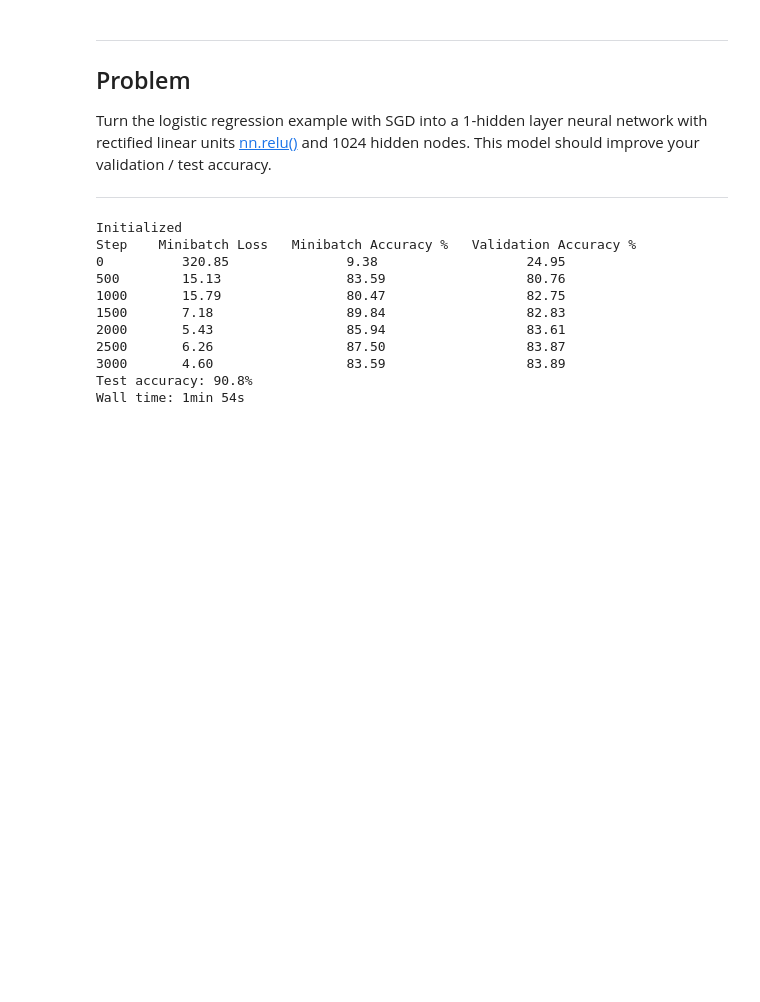
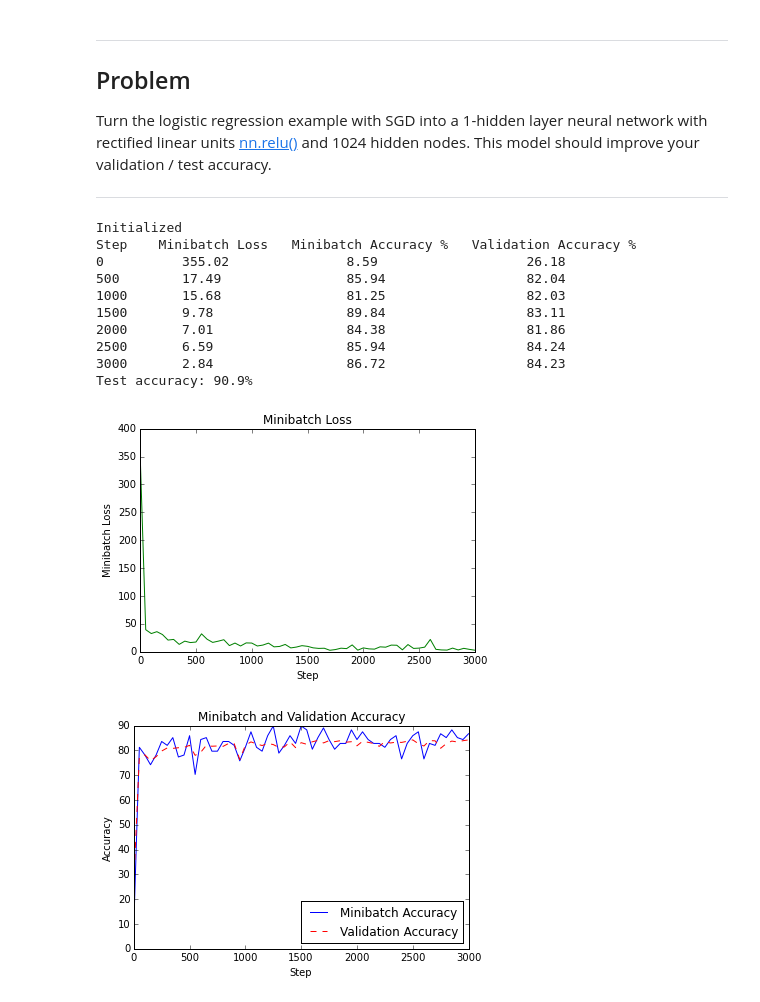
Before and after one commit to frankwwu/Udacity-Deep-Learning, a Jupyter notebook: 2_fullyconnected.ipynb, the cells around one changed output. Drawn from its saved outputs; the diff is of its cells as text; code cells hidden in the pictures; blank space fills up the shorter version.

Commit message:
fully connected with plot

```diff
--- a/2_fullyconnected.ipynb
+++ b/2_fullyconnected.ipynb
@@ -255,5 +258,22 @@ Turn the logistic regression example with SGD into a 1-hidden layer neural netwo
+# %%
+def plot_results(steps, minibatch_loss, minibatch_acc, validation_acc):
+    # Plot minibatch loss
+    plt.plot(steps, minibatch_loss, 'g-')
+    plt.title('Minibatch Loss')
+    plt.xlabel('Step')
+    plt.ylabel('Minibatch Loss')
+    plt.show()
+
+    # Plot minibatch and aalidation accuracy
+    plt.plot(steps, minibatch_acc, 'b-', label='Minibatch Accuracy')
+    plt.plot(steps, validation_acc, 'r--', label='Validation Accuracy')
+    plt.title('Minibatch and Validation Accuracy')
+    plt.xlabel('Step')
+    plt.ylabel('Accuracy')
+    plt.legend(loc='lower right')
+    plt.show()
 # %%
-def sgd(batch_size, num_hidden_nodes, num_steps):
+def train_sgd(batch_size, num_hidden_nodes, num_steps):
     graph = tf.Graph()
     with graph.as_default():
       with tf.name_scope('input'):
@@ -278,43 +298,56 @@ def sgd(batch_size, num_hidden_nodes, num_steps):
       logits = tf.matmul(layer1_train, weights2) + biases2
 
       with tf.name_scope('loss'):
-        loss = tf.reduce_mean(tf.nn.softmax_cross_entropy_with_logits(logits, tf_train_labels))
+        loss = tf.reduce_mean(tf.nn.softmax_cross_entropy_with_logits(logits=logits, labels=tf_train_labels))
         tf.summary.scalar('loss', loss)
 
       with tf.name_scope('train'):
         train_step = tf.train.GradientDescentOptimizer(0.2).minimize(loss)
 
       # Predictions for the training, validation, and test data.
       train_prediction = tf.nn.softmax(logits)
       layer1_valid = tf.nn.relu(tf.matmul(tf_valid_dataset, weights1) + biases1)
       valid_prediction = tf.nn.softmax(tf.matmul(layer1_valid, weights2) + biases2)
       layer1_test = tf.nn.relu(tf.matmul(tf_test_dataset, weights1) + biases1)
       test_prediction = tf.nn.softmax(tf.matmul(layer1_test, weights2) + biases2)
 
     with tf.Session(graph=graph) as session:
       tf.global_variables_initializer().run()
       print('Initialized')
+      minibatch_loss = []
+      minibatch_acc = []
+      validation_acc = []
+      eval_every = 50
       print('Step    Minibatch Loss   Minibatch Accuracy %   Validation Accuracy %')
       for step in range(num_steps):
         offset = (step * batch_size) % (train_labels.shape[0] - batch_size)
         batch_data = train_dataset[offset:(offset + batch_size), :]
         batch_labels = train_labels[offset:(offset + batch_size), :]
         feed_dict = {tf_train_dataset : batch_data, tf_train_labels : batch_labels}
         _, l, predictions = session.run([train_step, loss, train_prediction], feed_dict=feed_dict)
-        if (step % 500 == 0):
-          print("%-10d %-20.2f %-22.2f %-20.2f" % (step, l, accuracy(predictions, batch_labels), accuracy(valid_prediction.eval(), valid_labels)))
+        if (step % eval_every == 0):
+          minibatch_loss.append(l)
+          ma = accuracy(predictions, batch_labels)
+          minibatch_acc.append(ma)
+          va = accuracy(valid_prediction.eval(), valid_labels)
+          validation_acc.append(va)
+          if (step % 500 == 0):
+            print("%-10d %-20.2f %-22.2f %-20.2f" % (step, l, ma, va))
       print("Test accuracy: %.1f%%" % accuracy(test_prediction.eval(), test_labels))
+      steps = range(0, num_steps, eval_every)
+      plot_results(steps, minibatch_loss, minibatch_acc, validation_acc)
 
-%time sgd(128, 1024, 3001)
+%time train_sgd(128, 1024, 3001)
 # %% [output]
 Initialized
 Step    Minibatch Loss   Minibatch Accuracy %   Validation Accuracy %
-0          320.85               9.38                   24.95
-500        15.13                83.59                  80.76
-1000       15.79                80.47                  82.75
-1500       7.18                 89.84                  82.83
-2000       5.43                 85.94                  83.61
-2500       6.26                 87.50                  83.87
-3000       4.60                 83.59                  83.89
-Test accuracy: 90.8%
-Wall time: 1min 54s
+0          355.02               8.59                   26.18
+500        17.49                85.94                  82.04
+1000       15.68                81.25                  82.03
+1500       9.78                 89.84                  83.11
+2000       7.01                 84.38                  81.86
+2500       6.59                 85.94                  84.24
+3000       2.84                 86.72                  84.23
+Test accuracy: 90.9%
+[figure, added]
+[figure, added]
```
Also changed, not shown: parts of 4 cells of this notebook.
